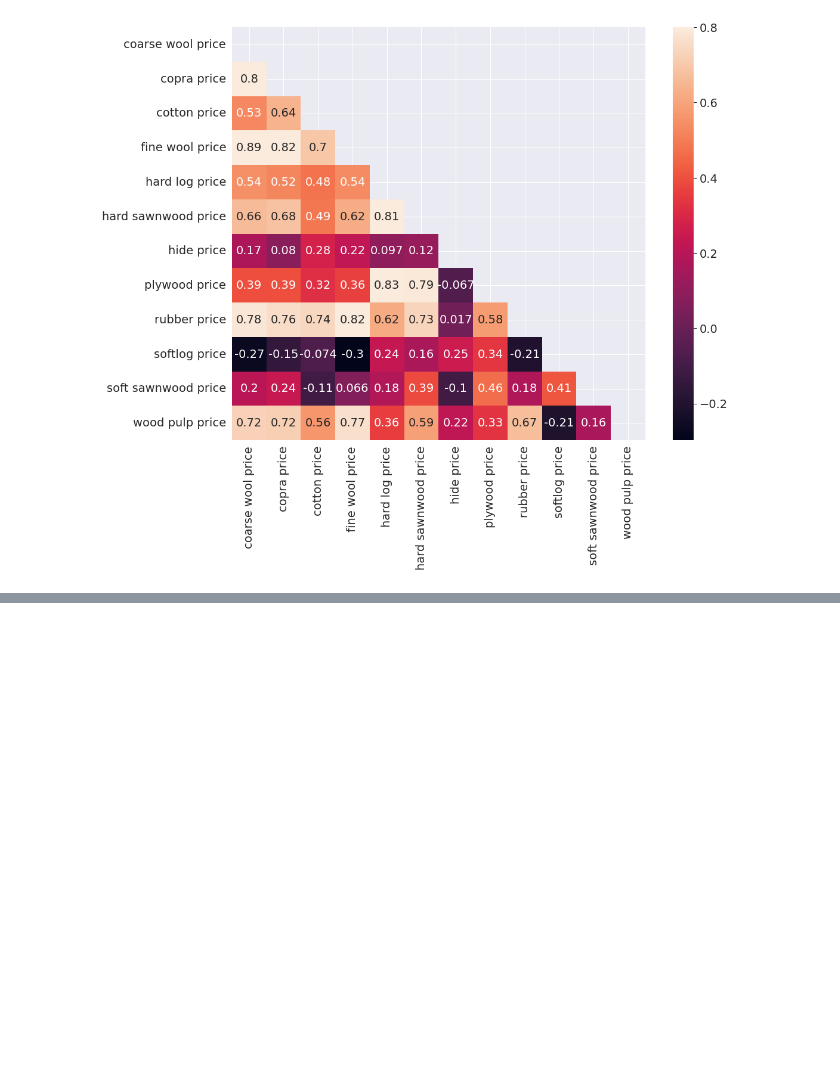
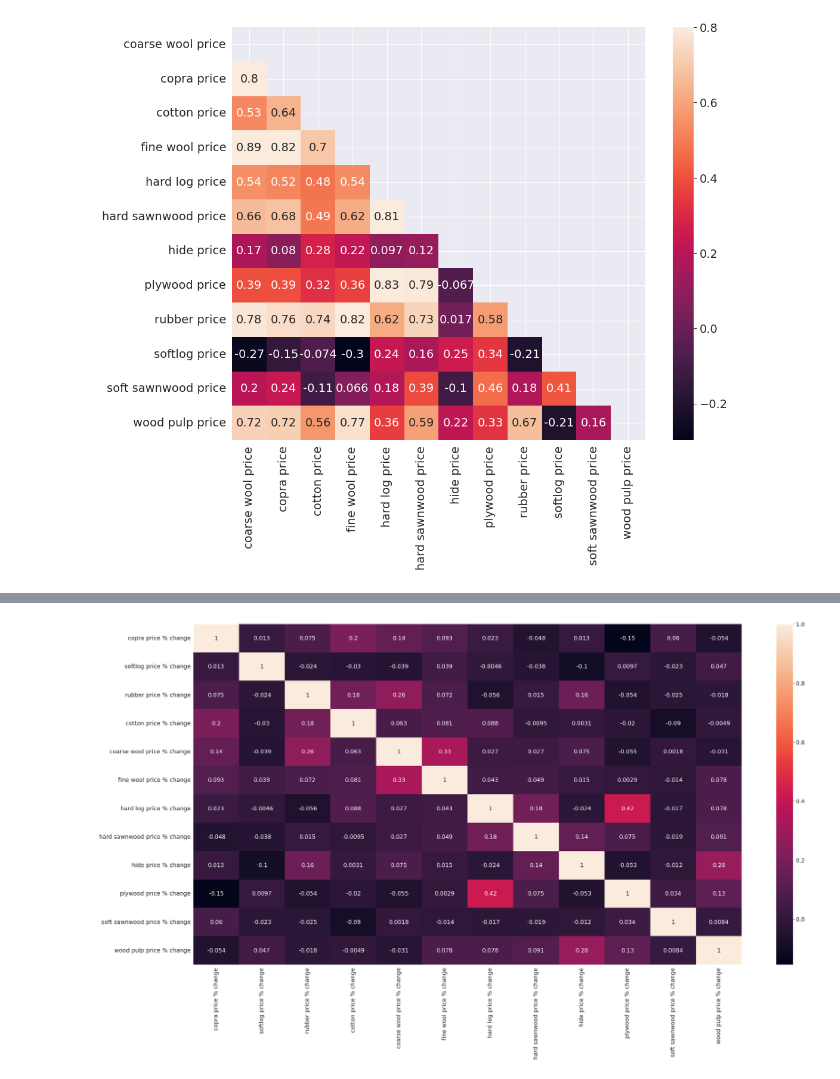
Before and after one commit to adamcardoso/data-analysis-project-Agricultural-Raw-Material-prices, a Jupyter notebook: AgriculturalRawMaterial.ipynb, the cells around one changed output, grey strips where cells are left out. Drawn from its saved outputs; the diff is of its cells as text; code cells hidden in the pictures; blank space fills up the shorter version.

Commit message:
Finalizando o projeto

```diff
--- a/AgriculturalRawMaterial.ipynb
+++ b/AgriculturalRawMaterial.ipynb
@@ -144,0 +163,17 @@ plt.show()
+# %%
+plt.figure(figsize=(30, 15))
+
+# Remover espaços extras no final dos nomes das colunas
+df.columns = df.columns.str.strip()
+
+# Manter os nomes de colunas exatamente como estão no DataFrame, em minúsculas
+changelist = ['copra price % change', 'softlog price % change', 'rubber price % change', 'cotton price % change', 'coarse wool price % change', 'fine wool price % change', 'hard log price % change', 'hard sawnwood price % change', 'hide price % change', 'plywood price % change', 'soft sawnwood price % change', 'wood pulp price % change']
+
+# Gerar uma matriz de correlação para todo o conjunto de dados
+corrMatrix = df[changelist].corr()
+
+# Plotar o mapa de calor da matriz de correlação
+sns.heatmap(corrMatrix, annot=True)
+plt.show()
+# %% [output]
+[figure, added]
```
Also changed, not shown: parts of 26 cells of this notebook.
